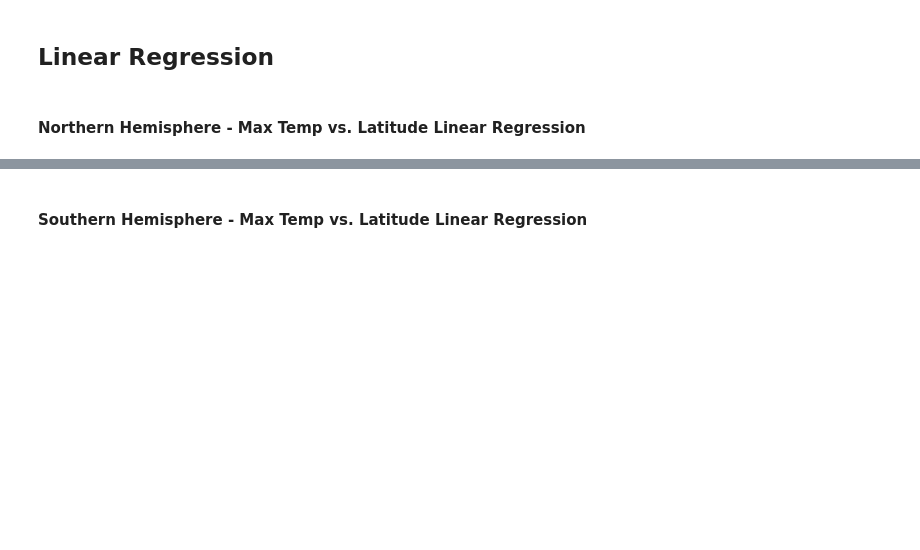
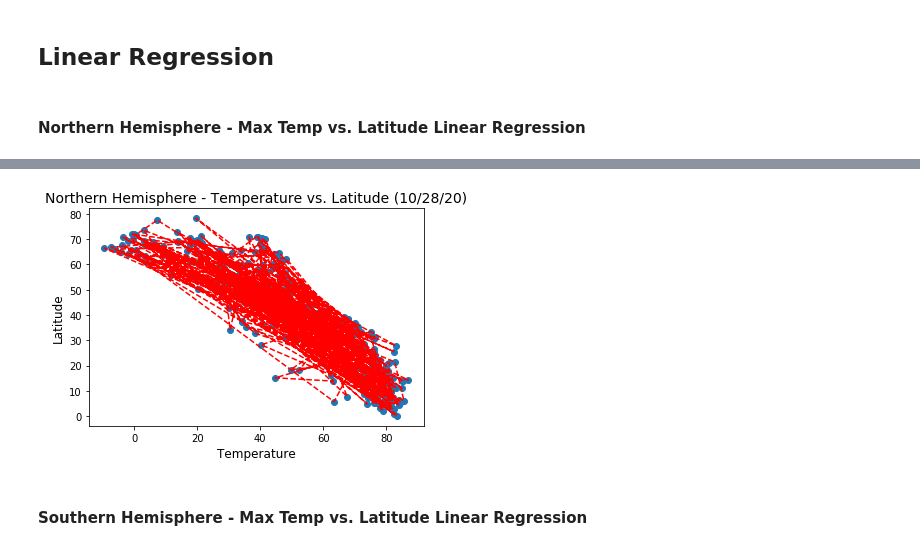
Before and after one commit to gabrielmacey/python_api_challenge, a Jupyter notebook: WeatherPy/WeatherPy.ipynb, the cells around one changed output, grey strips where cells are left out. Cells and saved outputs as stored; diff of their text form; code cells hidden in the pictures; blank space fills up the shorter version.

```diff
--- a/WeatherPy/WeatherPy.ipynb
+++ b/WeatherPy/WeatherPy.ipynb
@@ -255,3 +272,12 @@ plt.show()
+# %%
+plt.scatter(northern_data["Temperature"], northern_data["Latitude"])
+plt.plot(northern_data["Temperature"], northern_data["Latitude"], "r--")
+plt.title("Northern Hemisphere - Temperature vs. Latitude (10/28/20)", fontsize=14)
+plt.xlabel("Temperature", fontsize=12)
+plt.ylabel("Latitude", fontsize=12)
+plt.show()
+# %% [output]
+[figure, added]
 # %% [markdown]
 ####  Southern Hemisphere - Max Temp vs. Latitude Linear Regression
 # %% [markdown]
```
Also changed, not shown: parts of 10 cells of this notebook, 1 other file.
